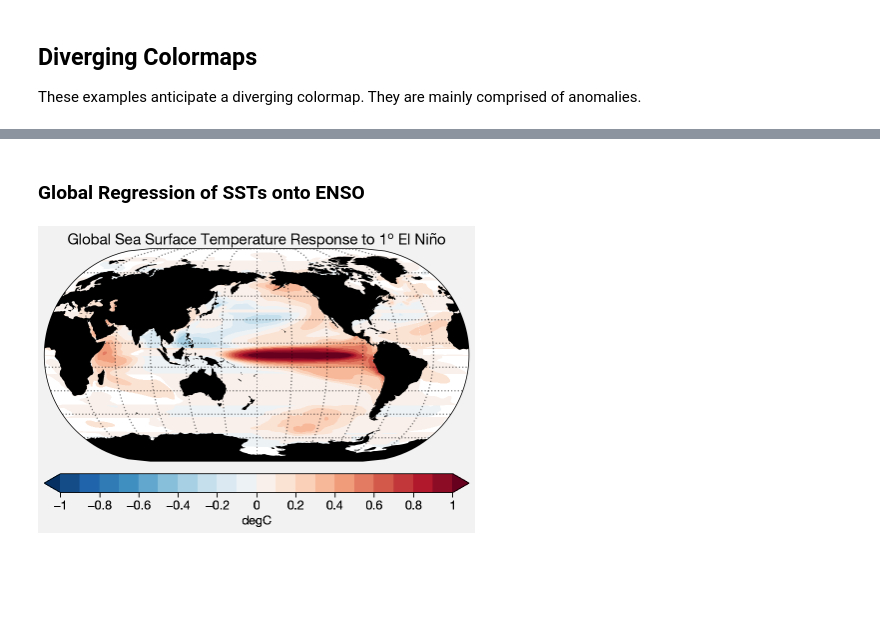
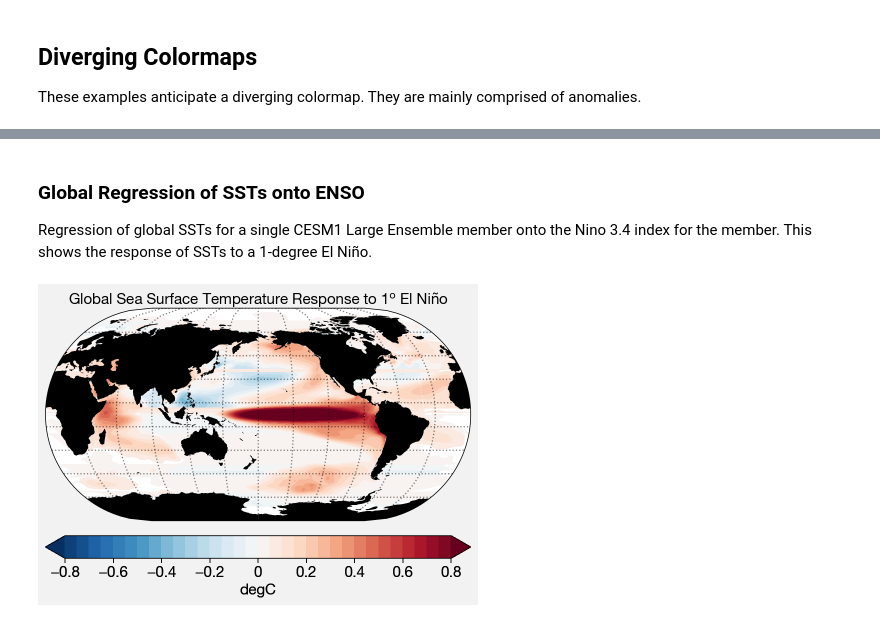
Before and after one commit to bradyrx/climate_in_color, a Jupyter notebook: notebooks/build_your_own_colormaps.ipynb, the cells around one changed output, grey strips where cells are left out. Drawn from its saved outputs; the diff is of its cells as text; code cells hidden in the pictures; blank space fills up the shorter version.

```diff
--- a/notebooks/build_your_own_colormaps.ipynb
+++ b/notebooks/build_your_own_colormaps.ipynb
@@ -256,31 +266,33 @@ ax.format(coast=True, title='Change in Precip. in CESM2 SSP585 \n [2070-2100 - 1
-# %% [markdown]
-### Global Regression of SSTs onto ENSO
+# %% [markdown]
+### Global Regression of SSTs onto ENSO
+
+Regression of global SSTs for a single CESM1 Large Ensemble member onto the Nino 3.4 index for the member. This shows the response of SSTs to a 1-degree El Niño.
 # %%
 import xarray as xr
 import proplot as plot
 
 # Load data
 enso_response = xr.open_dataarray('../data/SST_ENSO_response.nc')
 
 # Your colormap here!
 cmap = 'BuRd'
 
 # Plot data
 f, ax = plot.subplots(proj='eck3',
                       proj_kw={'central_longitude': 180},
                       axwidth='12cm')
 
 p = ax.contourf(enso_response.TLONG, enso_response.TLAT, enso_response,
-            levels=plot.arange(-1, 1, 0.1), cmap=cmap,
+            levels=plot.arange(-0.8, 0.8, 0.05), cmap=cmap,
             extend='both')
 
 f.colorbar(p, loc='b', label='degC',
-           ticks=plot.arange(-1, 1, 0.2))
+           ticks=plot.arange(-0.8, 0.8, 0.2))
 
 ax.format(land=True,
           title='Global Sea Surface Temperature Response to 1$^{o}$ El Ni$\~n$o')
 
 # Uncomment this to save your figure (feel free to rename it)
 # f.savefig('../figures/enso_response.png')
 # %% [output]
-[figure, old version]
+[figure, new version]
```
Also changed, not shown: parts of 12 cells of this notebook.
